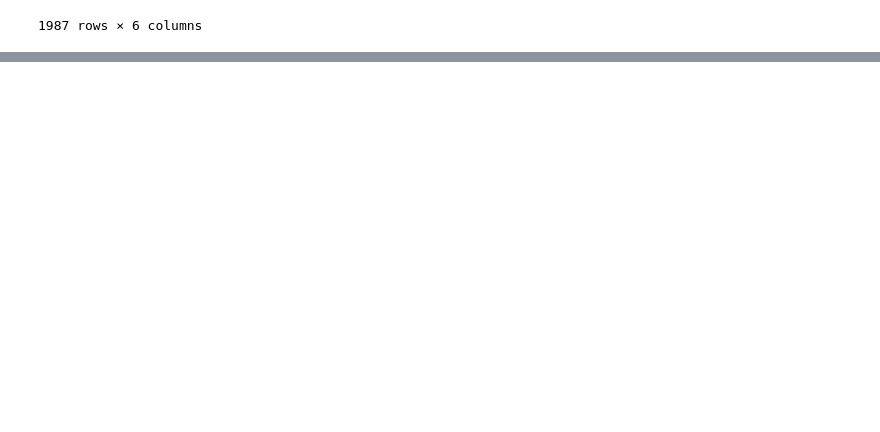
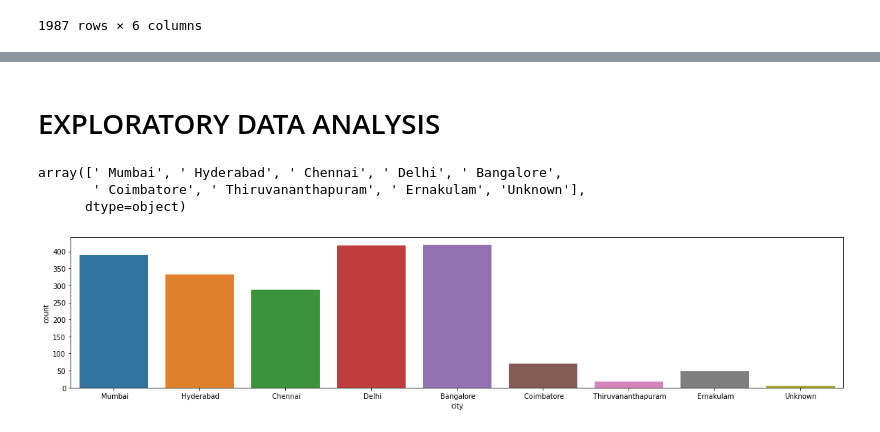
Before and after one commit to riturani2403/Data-Trained-practice-projects, a Jupyter notebook: Doctor_Fees_Predictions.ipynb, the cells around one changed output, grey strips where cells are left out. Cells and saved outputs as stored; diff of their text form; code cells hidden in the pictures; blank space fills up the shorter version.

```diff
--- a/Doctor_Fees_Predictions.ipynb
+++ b/Doctor_Fees_Predictions.ipynb
@@ -642,0 +801,6 @@ df_test
+# %%
+# droping Miscellaneous_info
+
+df_test.drop(["Miscellaneous_Info"], axis=1,inplace=True)
+
+df_test.isnull().sum()
@@ -642,0 +817,29 @@ df_test
+# %%
+df_test["Qualification"]=df_test["Qualification"].str.split(",")
+Qualification ={}
+for x in df_test["Qualification"].values:
+    for i in x:
+        i = i.strip()
+        if i in Qualification:
+            Qualification[i]+=1
+        else:
+            Qualification[i]=1
+# %%
+most_qualification = sorted(Qualification.items(),key=lambda x:x[1],reverse=True)[:10]
+final_qualification =[]
+for y in most_qualification:
+    final_qualification.append(y[0])
+# %%
+for title in final_qualification:
+    df_test[title]=0
+
+for x,y in zip(df_test["Qualification"].values,np.array([idx for idx in range(len(df_test))])):
+    for q in x:
+        q = q.strip()
+        if q in final_qualification:
+            df_test[q][y] = 1
+
+
+# Droping column "Qualification"
+
+df_test.drop("Qualification",axis=1,inplace=True)
@@ -642,0 +855,12 @@ df_test
+# %% [markdown]
+# EXPLORATORY DATA ANALYSIS
+# %%
+plt.subplots(figsize=(20,4))
+sns.countplot(x="city",data=df_test)
+
+df_test['city'].unique()
+# %% [output]
+array([' Mumbai', ' Hyderabad', ' Chennai', ' Delhi', ' Bangalore',
+       ' Coimbatore', ' Thiruvananthapuram', ' Ernakulam', 'Unknown'],
+      dtype=object)
+[figure, added]
```
Also changed, not shown: parts of 51 cells of this notebook.
